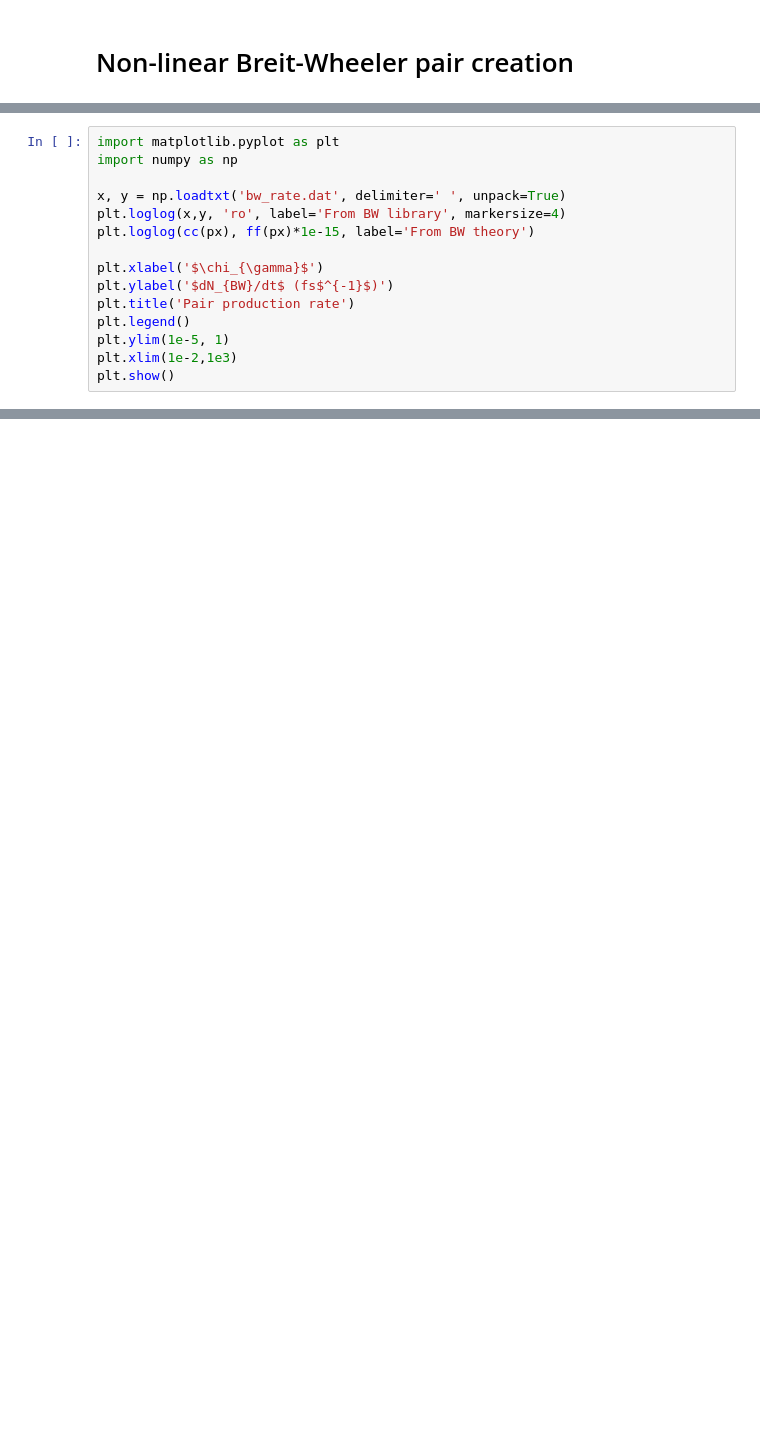
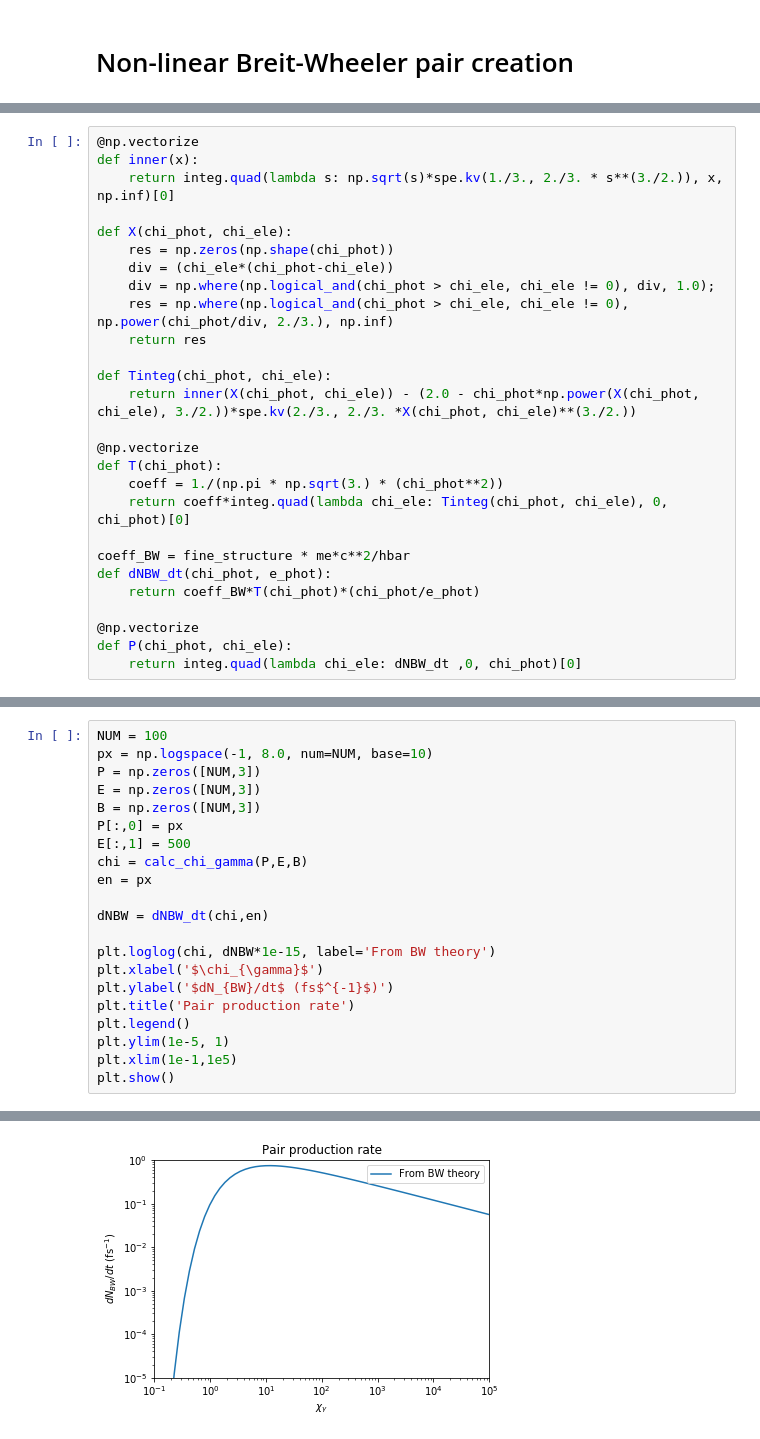
Before and after one commit to ECP-WarpX/picsar, a Jupyter notebook: src/multi_physics/QED_tests/validation/validation_breit_wheeler.ipynb, the cells around one changed output, grey strips where cells are left out. Cells and saved outputs as stored; diff of their text form; blank space fills up the shorter version.

```diff
--- a/src/multi_physics/QED_tests/validation/validation_breit_wheeler.ipynb
+++ b/src/multi_physics/QED_tests/validation/validation_breit_wheeler.ipynb
@@ -72,0 +28,27 @@ cc = np.vectorize(cc)
+# %%
+@np.vectorize
+def inner(x):
+    return integ.quad(lambda s: np.sqrt(s)*spe.kv(1./3., 2./3. * s**(3./2.)), x, np.inf)[0]
+
+def X(chi_phot, chi_ele):
+    res = np.zeros(np.shape(chi_phot))
+    div = (chi_ele*(chi_phot-chi_ele))
+    div = np.where(np.logical_and(chi_phot > chi_ele, chi_ele != 0), div, 1.0);
+    res = np.where(np.logical_and(chi_phot > chi_ele, chi_ele != 0), np.power(chi_phot/div, 2./3.), np.inf)
+    return res
+
+def Tinteg(chi_phot, chi_ele):
+    return inner(X(chi_phot, chi_ele)) - (2.0 - chi_phot*np.power(X(chi_phot, chi_ele), 3./2.))*spe.kv(2./3., 2./3. *X(chi_phot, chi_ele)**(3./2.))
+
+@np.vectorize
+def T(chi_phot):
+    coeff = 1./(np.pi * np.sqrt(3.) * (chi_phot**2))
+    return coeff*integ.quad(lambda chi_ele: Tinteg(chi_phot, chi_ele), 0, chi_phot)[0]
+
+coeff_BW = fine_structure * me*c**2/hbar
+def dNBW_dt(chi_phot, e_phot):
+    return coeff_BW*T(chi_phot)*(chi_phot/e_phot)
+
+@np.vectorize
+def P(chi_phot, chi_ele):
+    return integ.quad(lambda chi_ele: dNBW_dt ,0, chi_phot)[0]
@@ -73,16 +61,22 @@ cc = np.vectorize(cc)
 # %%
-import matplotlib.pyplot as plt
-import numpy as np
+NUM = 100
+px = np.logspace(-1, 8.0, num=NUM, base=10)
+P = np.zeros([NUM,3])
+E = np.zeros([NUM,3])
+B = np.zeros([NUM,3])
+P[:,0] = px
+E[:,1] = 500
+chi = calc_chi_gamma(P,E,B)
+en = px
 
-x, y = np.loadtxt('bw_rate.dat', delimiter=' ', unpack=True)
-plt.loglog(x,y, 'ro', label='From BW library', markersize=4)
-plt.loglog(cc(px), ff(px)*1e-15, label='From BW theory')
+dNBW = dNBW_dt(chi,en)
 
+plt.loglog(chi, dNBW*1e-15, label='From BW theory')
 plt.xlabel('$\chi_{\gamma}$')
 plt.ylabel('$dN_{BW}/dt$ (fs$^{-1}$)')
 plt.title('Pair production rate')
 plt.legend()
 plt.ylim(1e-5, 1)
-plt.xlim(1e-2,1e3)
+plt.xlim(1e-1,1e5)
 plt.show()
 # %% [output]
@@ -89,0 +83 @@ plt.show()
+[figure, added]
```
Also changed, not shown: parts of 17 cells of this notebook, 2 other files.
